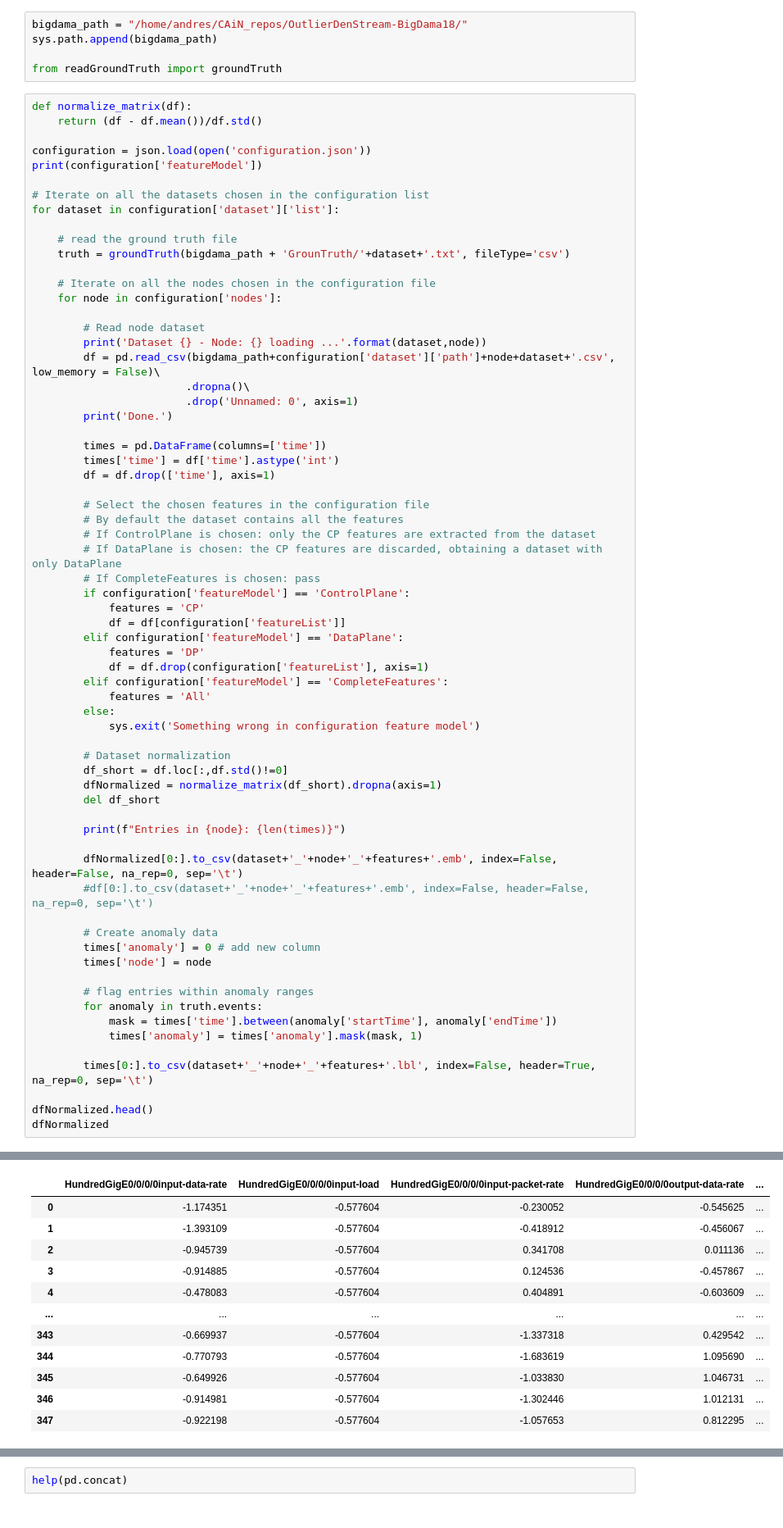
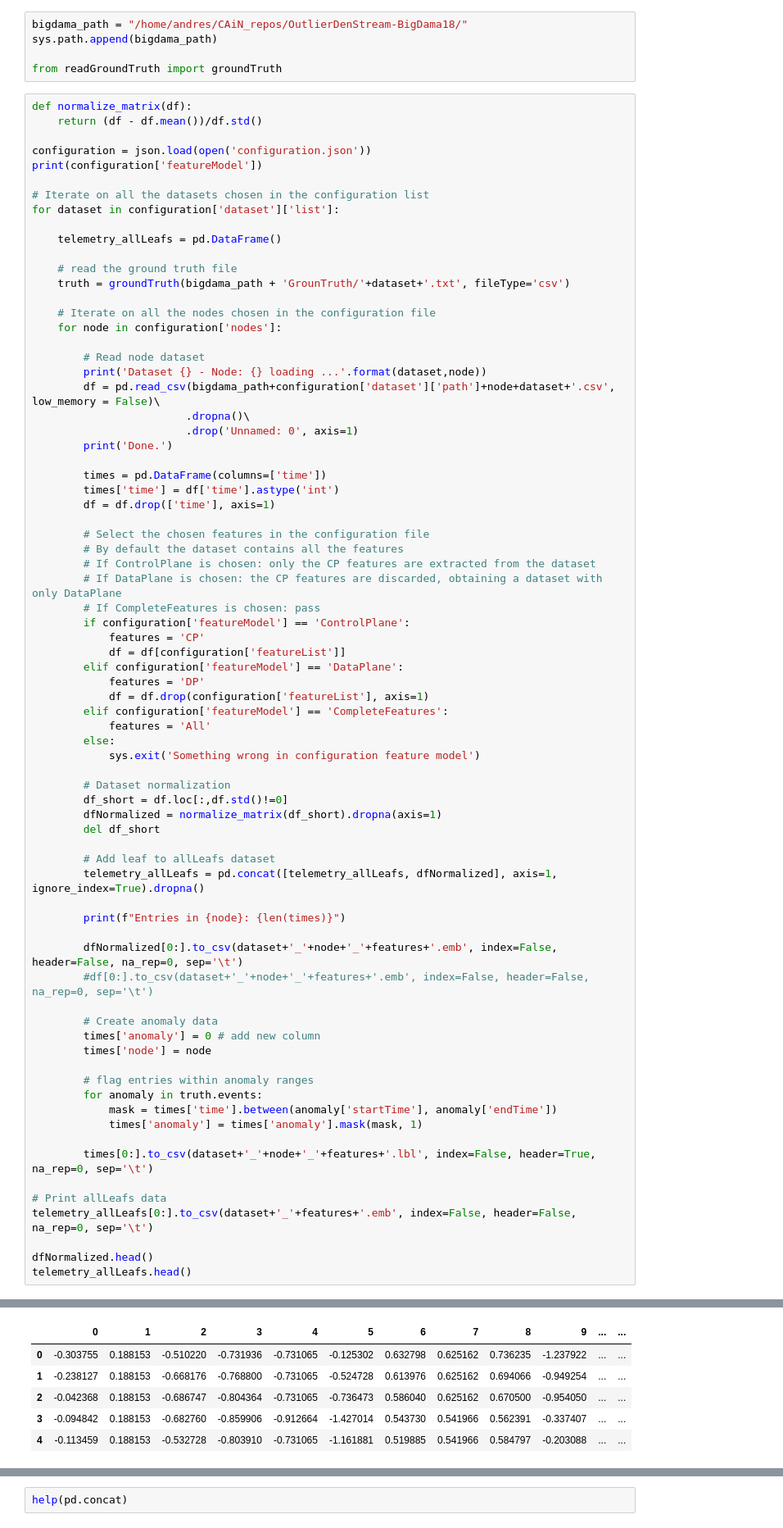
Before and after one commit to glicerico/visualize-telemetry, a Jupyter notebook: notebooks/BigDama_allLeafs.ipynb, the cells around one changed output, grey strips where cells are left out. Shown at 82% size. Saved outputs shown, nothing was run; the diff lists cells and outputs as text.

```diff
--- a/notebooks/BigDama_allLeafs.ipynb
+++ b/notebooks/BigDama_allLeafs.ipynb
@@ -18,6 +18,8 @@ print(configuration['featureModel'])
 
 # Iterate on all the datasets chosen in the configuration list
 for dataset in configuration['dataset']['list']:
+
+    telemetry_allLeafs = pd.DataFrame()
 
     # read the ground truth file
     truth = groundTruth(bigdama_path + 'GrounTruth/'+dataset+'.txt', fileType='csv')
@@ -57,6 +59,9 @@ for dataset in configuration['dataset']['list']:
         dfNormalized = normalize_matrix(df_short).dropna(axis=1)
         del df_short
 
+        # Add leaf to allLeafs dataset
+        telemetry_allLeafs = pd.concat([telemetry_allLeafs, dfNormalized], axis=1, ignore_index=True).dropna()
+
         print(f"Entries in {node}: {len(times)}")
 
         dfNormalized[0:].to_csv(dataset+'_'+node+'_'+features+'.emb', index=False, header=False, na_rep=0, sep='\t')
@@ -65,43 +70,40 @@ for dataset in configuration['dataset']['list']:
         # Create anomaly data
         times['anomaly'] = 0 # add new column
         times['node'] = node
 
         # flag entries within anomaly ranges
         for anomaly in truth.events:
             mask = times['time'].between(anomaly['startTime'], anomaly['endTime'])
             times['anomaly'] = times['anomaly'].mask(mask, 1)
 
         times[0:].to_csv(dataset+'_'+node+'_'+features+'.lbl', index=False, header=True, na_rep=0, sep='\t')
 
+# Print allLeafs data
+telemetry_allLeafs[0:].to_csv(dataset+'_'+features+'.emb', index=False, header=False, na_rep=0, sep='\t')
+
 dfNormalized.head()
-dfNormalized
+telemetry_allLeafs.head()
 # %% [output]
 DataPlane
 Dataset portflap_first - Node: leaf1 loading ...
 Done.
 Entries in leaf1: 350
 Dataset portflap_first - Node: leaf2 loading ...
 Done.
 Entries in leaf2: 350
 Dataset portflap_first - Node: leaf3 loading ...
 Done.
 Entries in leaf3: 349
 Dataset portflap_first - Node: leaf5 loading ...
 Done.
 ... (18 lines left out)
 Entries in spine3: 347
 Dataset portflap_first - Node: spine4 loading ...
 Done.
 Entries in spine4: 348
-|  | HundredGigE0/0/0/0input-data-rate | HundredGigE0/0/0/0input-load | HundredGigE0/0/0/0input-packet-rate | HundredGigE0/0/0/0output-data-rate | ... |
-| 0 | -1.174351 | -0.577604 | -0.230052 | -0.545625 | ... |
-| 1 | -1.393109 | -0.577604 | -0.418912 | -0.456067 | ... |
-| 2 | -0.945739 | -0.577604 | 0.341708 | 0.011136 | ... |
-| 3 | -0.914885 | -0.577604 | 0.124536 | -0.457867 | ... |
-| 4 | -0.478083 | -0.577604 | 0.404891 | -0.603609 | ... |
-| ... | ... | ... | ... | ... | ... |
-| 343 | -0.669937 | -0.577604 | -1.337318 | 0.429542 | ... |
-| 344 | -0.770793 | -0.577604 | -1.683619 | 1.095690 | ... |
-| 345 | -0.649926 | -0.577604 | -1.033830 | 1.046731 | ... |
-| 346 | -0.914981 | -0.577604 | -1.302446 | 1.012131 | ... |
-| 347 | -0.922198 | -0.577604 | -1.057653 | 0.812295 | ... |
+|  | 0 | 1 | 2 | 3 | 4 | 5 | 6 | 7 | 8 | 9 | ... | ... |
+| 0 | -0.303755 | 0.188153 | -0.510220 | -0.731936 | -0.731065 | -0.125302 | 0.632798 | 0.625162 | 0.736235 | -1.237922 | ... | ... |
+| 1 | -0.238127 | 0.188153 | -0.668176 | -0.768800 | -0.731065 | -0.524728 | 0.613976 | 0.625162 | 0.694066 | -0.949254 | ... | ... |
+| 2 | -0.042368 | 0.188153 | -0.686747 | -0.804364 | -0.731065 | -0.736473 | 0.586040 | 0.625162 | 0.670500 | -0.954050 | ... | ... |
+| 3 | -0.094842 | 0.188153 | -0.682760 | -0.859906 | -0.912664 | -1.427014 | 0.543730 | 0.541966 | 0.562391 | -0.337407 | ... | ... |
+| 4 | -0.113459 | 0.188153 | -0.532728 | -0.803910 | -0.731065 | -1.161881 | 0.519885 | 0.541966 | 0.584797 | -0.203088 | ... | ... |
```
Also changed, not shown: parts of 4 cells of this notebook.
